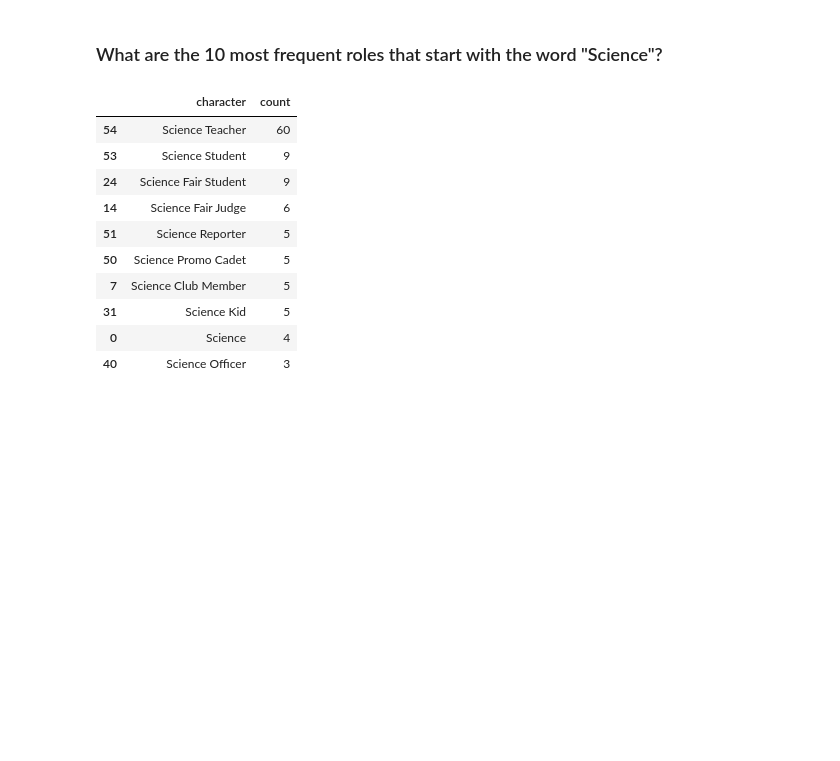
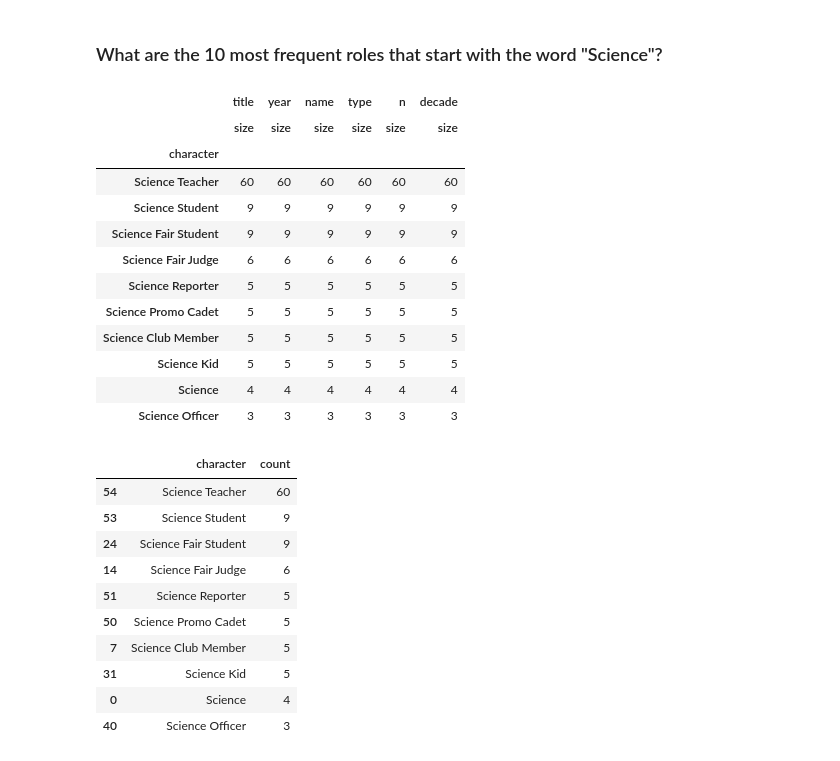
Before and after one commit to KyleKulas/lighthouse_data_notes, a Jupyter notebook: Week_2/Day_2/Pandas_exercise-master/Exercises-2.ipynb, the cells around one changed output. Cells and saved outputs as stored; diff of their text form; code cells hidden in the pictures; blank space fills up the shorter version.

```diff
--- a/Week_2/Day_2/Pandas_exercise-master/Exercises-2.ipynb
+++ b/Week_2/Day_2/Pandas_exercise-master/Exercises-2.ipynb
@@ -275,6 +275,23 @@ filtered.groupby(['character']).size().reset_index(name='count').sort_values(['c
 | 1 | Patron in Audience | 2 |
 # %% [markdown]
 ### What are the 10 most frequent roles that start with the word "Science"?
+# %%
+filtered = cast[cast['character'].str.startswith('Science')]
+filtered.groupby(['character']).agg(['size']).sort_values(('title','size'), ascending=False).head(10)
+# %% [output]
+|  | title | year | name | type | n | decade |
+|  | size | size | size | size | size | size |
+| character |  |  |  |  |  |  |
+| Science Teacher | 60 | 60 | 60 | 60 | 60 | 60 |
+| Science Student | 9 | 9 | 9 | 9 | 9 | 9 |
+| Science Fair Student | 9 | 9 | 9 | 9 | 9 | 9 |
+| Science Fair Judge | 6 | 6 | 6 | 6 | 6 | 6 |
+| Science Reporter | 5 | 5 | 5 | 5 | 5 | 5 |
+| Science Promo Cadet | 5 | 5 | 5 | 5 | 5 | 5 |
+| Science Club Member | 5 | 5 | 5 | 5 | 5 | 5 |
+| Science Kid | 5 | 5 | 5 | 5 | 5 | 5 |
+| Science | 4 | 4 | 4 | 4 | 4 | 4 |
+| Science Officer | 3 | 3 | 3 | 3 | 3 | 3 |
 # %%
 filtered = cast[cast['character'].str.startswith('Science')]
 filtered.groupby(['character']).size().reset_index(name='count').sort_values(['count'], ascending=False).head(10)
```
Also changed, not shown: 26 other files.
